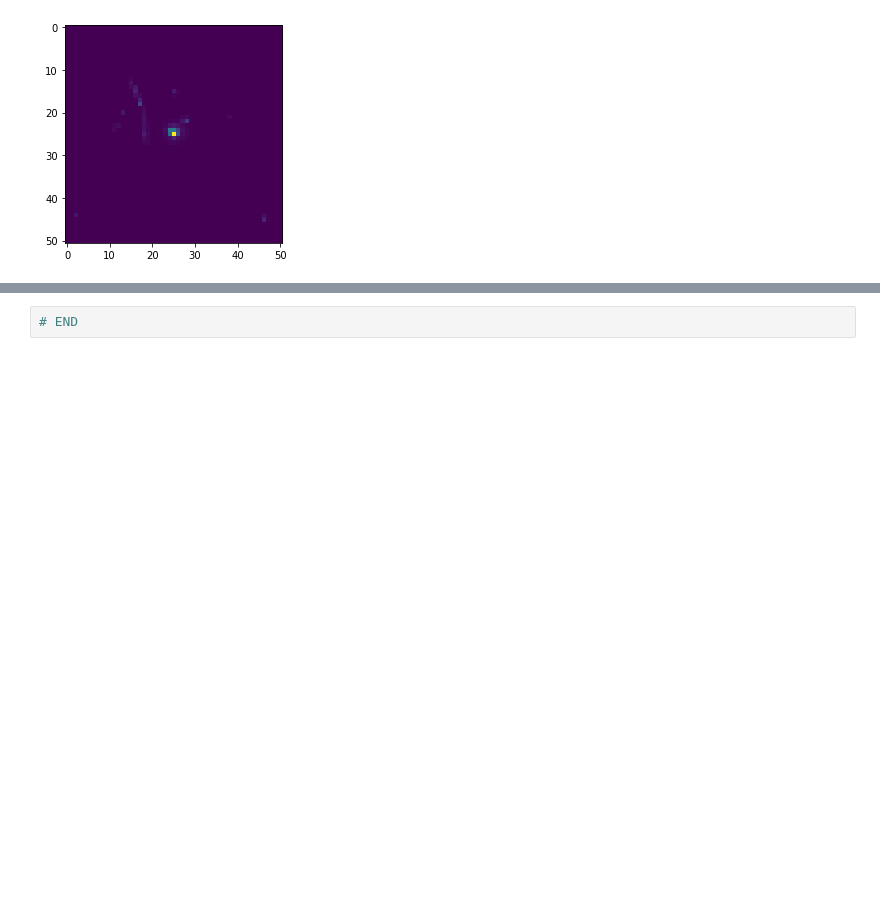
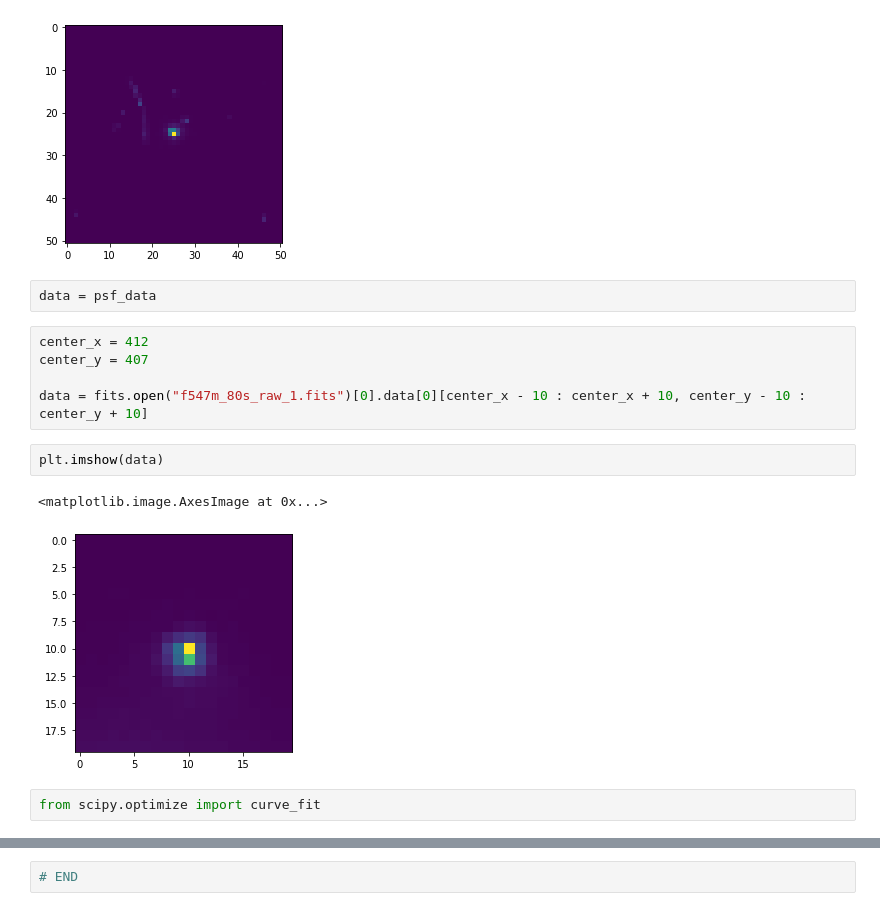
Before and after one commit to yunqibillyli/Project-Bipolar, a Jupyter notebook: Image Reader.ipynb, the cells around one changed output, grey strips where cells are left out. Cells and saved outputs as stored; diff of their text form; blank space fills up the shorter version.

```diff
--- a/Image Reader.ipynb
+++ b/Image Reader.ipynb
@@ -924,3 +924,17 @@ plt.imshow(psf_data)
 # %% [output]
 <matplotlib.image.AxesImage at 0x...>
 [figure]
+# %%
+data = psf_data
+# %%
+center_x = 412
+center_y = 407
+
+data = fits.open("f547m_80s_raw_1.fits")[0].data[0][center_x - 10 : center_x + 10, center_y - 10 : center_y + 10]
+# %%
+plt.imshow(data)
+# %% [output]
+<matplotlib.image.AxesImage at 0x...>
+[figure, added]
+# %%
+from scipy.optimize import curve_fit
```
Also changed, not shown: parts of 8 cells of this notebook, 1 other file.
